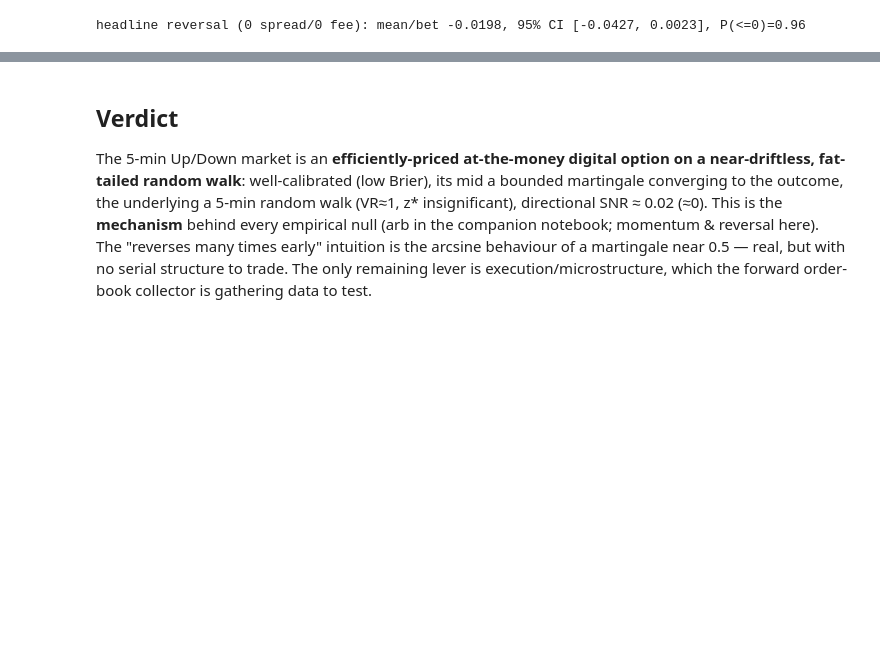
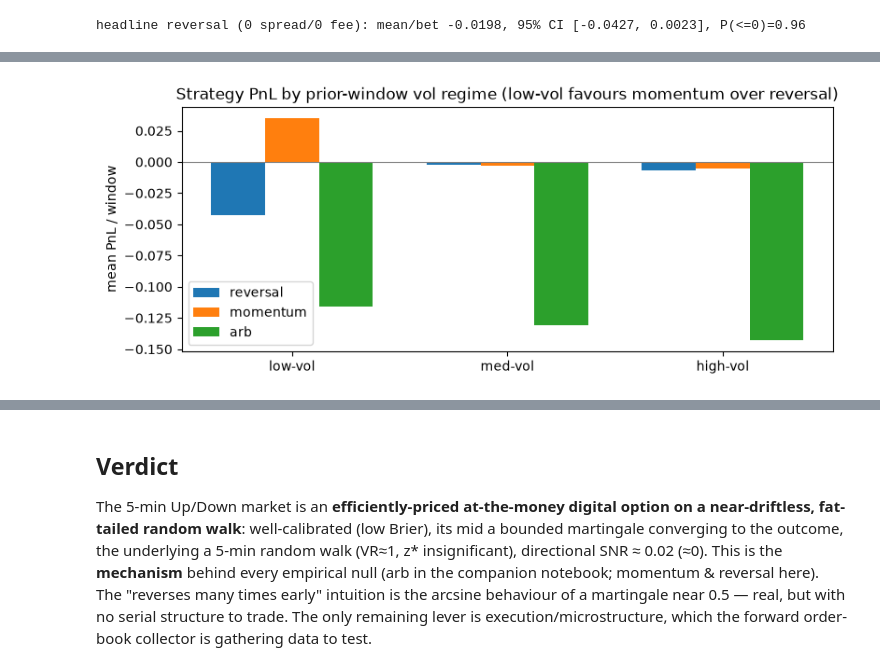
Before and after one commit to klaachkinggit/polymarket-5min, a Jupyter notebook: notebooks/market_dynamics_and_reversal.ipynb, the cells around one changed output, grey strips where cells are left out. Drawn from its saved outputs; the diff is of its cells as text; code cells hidden in the pictures; blank space fills up the shorter version.

```diff
--- a/notebooks/market_dynamics_and_reversal.ipynb
+++ b/notebooks/market_dynamics_and_reversal.ipynb
@@ -237,0 +244,10 @@ headline reversal (0 spread/0 fee): mean/bet -0.0198, 95% CI [-0.0427, 0.0023],
+# %%
+from polymarket_arb.regimes import (regime_rows, label_terciles, regime_performance,
+                                    vol_persistence, vol_by_hour, REGIMES)
+rows = regime_rows(allw, spot_dir="../data/spot")
+q1, q2 = label_terciles(rows)
+perf = pd.DataFrame(regime_performance(rows))
+display(perf.pivot(index="strategy", columns="regime", values="mean_pnl").round(4))
+display(perf.pivot(index="strategy", columns="regime", values="t").round(2))
+vp = vol_persistence(allw, spot_dir="../data/spot")
+print(f"realized-vol lag-1 autocorr = {vp['autocorr']:.3f} (n={vp['n']}) -> regime is predictable")
@@ -237,0 +266,10 @@ headline reversal (0 spread/0 fee): mean/bet -0.0198, 95% CI [-0.0427, 0.0023],
+# %%
+idx = {(p["strategy"], p["regime"]): p for p in regime_performance(rows)}
+width = 0.25; xs = np.arange(len(REGIMES))
+for i, s in enumerate(("reversal", "momentum", "arb")):
+    plt.bar(xs + i*width, [idx.get((s, r), {}).get("mean_pnl", np.nan) for r in REGIMES], width, label=s)
+plt.axhline(0, c="grey", lw=.8); plt.xticks(xs + width, [f"{r}-vol" for r in REGIMES])
+plt.ylabel("mean PnL / window"); plt.legend()
+plt.title("Strategy PnL by prior-window vol regime (low-vol favours momentum over reversal)"); plt.show()
+# %% [output]
+[figure, added]
```
Also changed, not shown: parts of 3 cells of this notebook, 9 other files.
